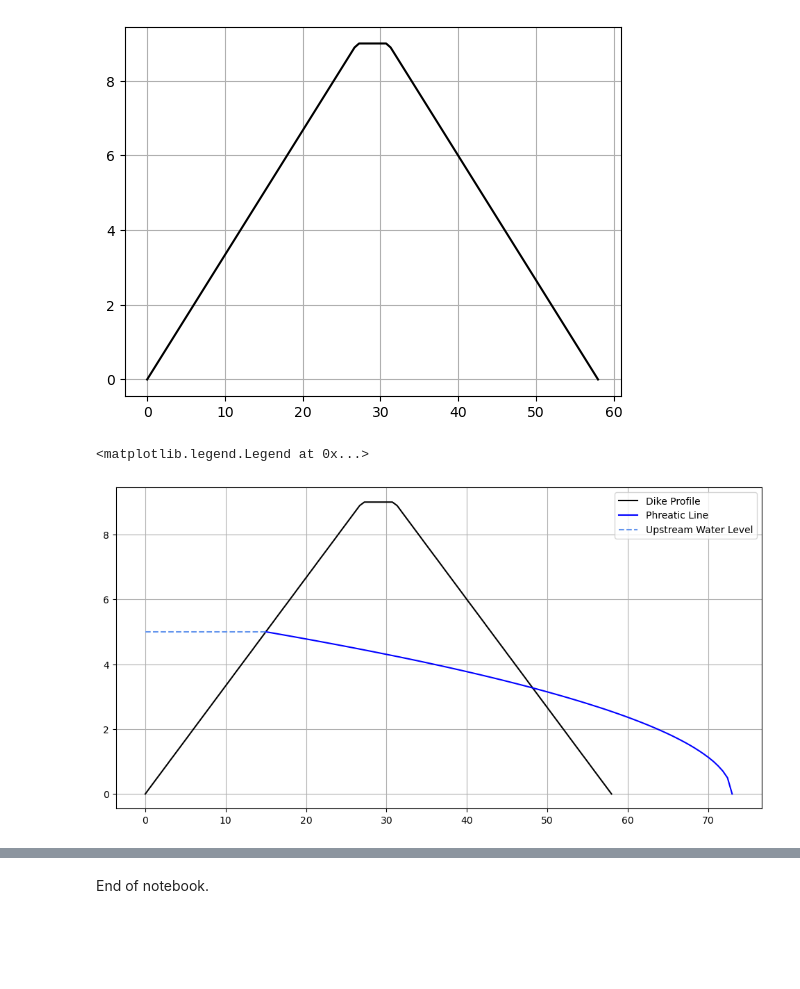
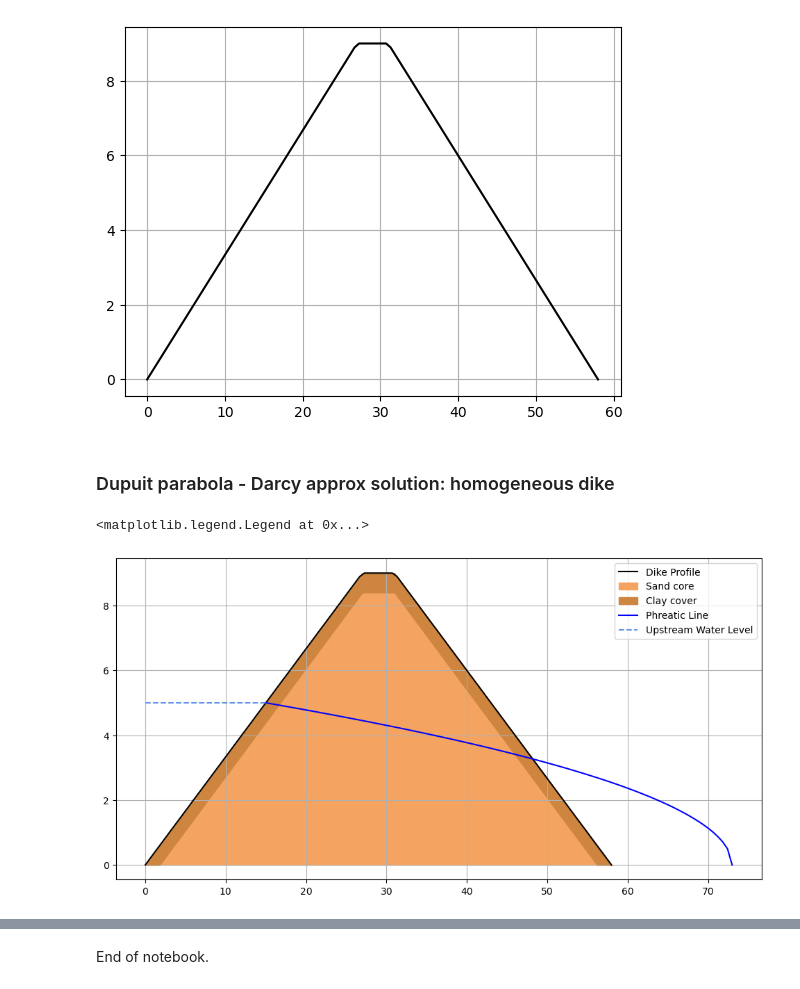
Before and after one commit to patmanas/burros, a Jupyter notebook: pre_design_phreatic.ipynb, the cells around one changed output, grey strips where cells are left out. Drawn from its saved outputs; the diff is of its cells as text; code cells hidden in the pictures; blank space fills up the shorter version.

```diff
--- a/pre_design_phreatic.ipynb
+++ b/pre_design_phreatic.ipynb
@@ -40,22 +38,28 @@ plt.plot(coord_x, coord_y_dike, color='black')
 plt.grid()
 # %% [output]
 [figure]
+# %% [markdown]
+### Dupuit parabola - Darcy approx solution: homogeneous dike
 # %%
 hydraulic_head_up = 5
 hydraulic_head_down = 0
 
 # look for the intersection between the water level and the slope
 x_entrance_water = slope * hydraulic_head_up
 
 # phreatic levels
 phreatic_levels = np.sqrt(hydraulic_head_up**2 - (hydraulic_head_up**2 - hydraulic_head_down**2) * ((coord_x) / total_base))
 
 fig, ax = plt.subplots(1,1, figsize=(12,6))
 ax.plot(coord_x, coord_y_dike, color='black', label='Dike Profile')
+# sand: fill from base (0) up to top of sand
+plt.fill_between(x, 0.0, z_sand_top, color='sandybrown', label='Sand core')
+# clay: fill from top of sand up to surface
+plt.fill_between(x, z_sand_top, z_top, color='peru', label='Clay cover')
 ax.plot(coord_x + x_entrance_water, phreatic_levels, color='blue', label='Phreatic Line')
 ax.plot([0, 15], [hydraulic_head_up, hydraulic_head_up], color='cornflowerblue', linestyle='--', label='Upstream Water Level')
 ax.grid()
 ax.legend()
 # %% [output]
 <matplotlib.legend.Legend at 0x...>
-[figure, old version]
+[figure, new version]
```
Also changed, not shown: parts of 6 cells of this notebook.
